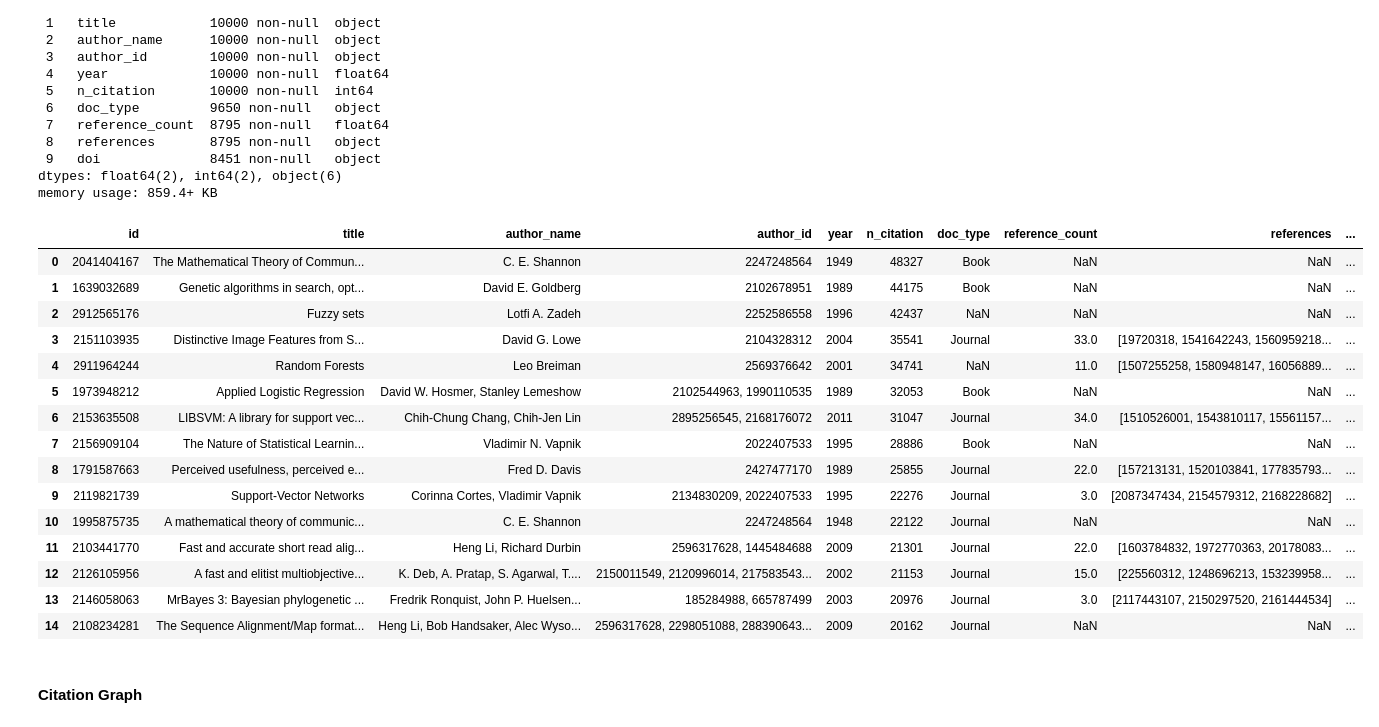
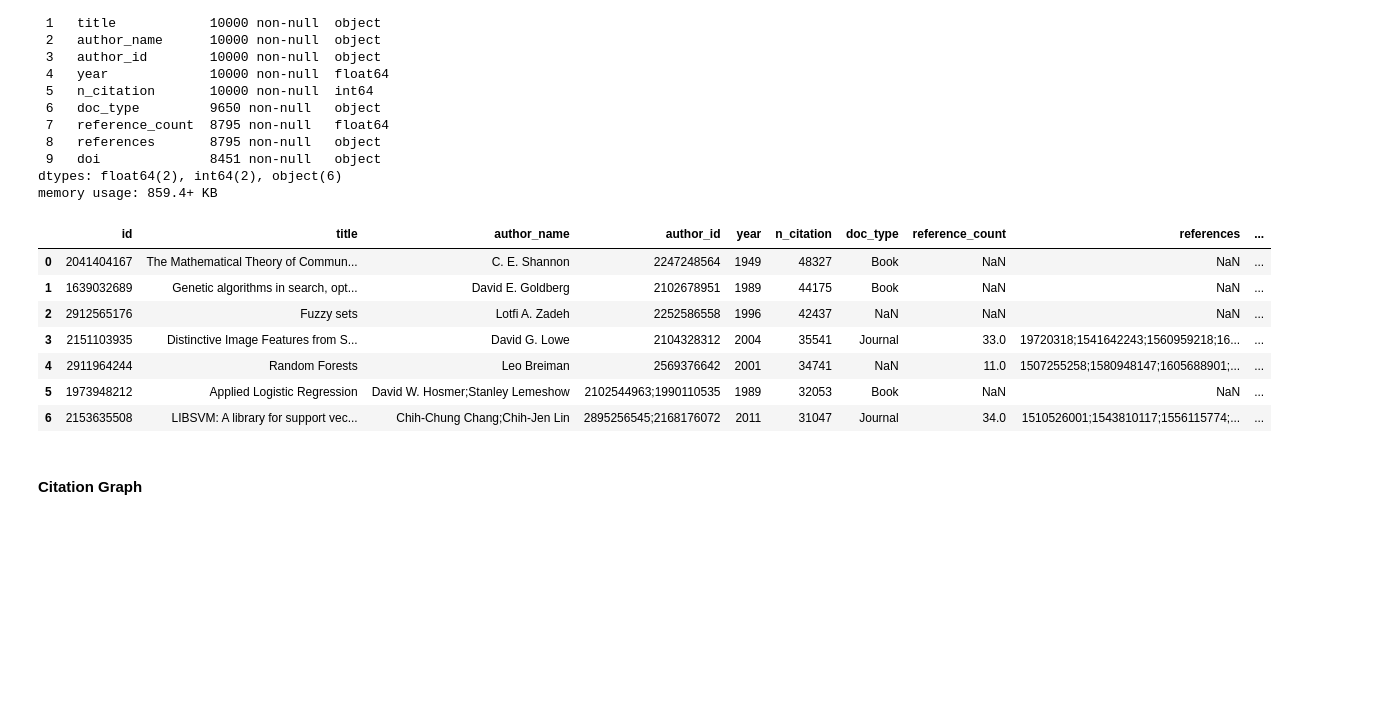
Before and after one commit to cricro1304/ADM-HW5, a Jupyter notebook: main.ipynb, the cells around one changed output. Drawn from its saved outputs; the diff is of its cells as text; code cells hidden in the pictures; blank space fills up the shorter version.

```diff
--- a/main.ipynb
+++ b/main.ipynb
@@ -150,24 +163,16 @@ df['reference_count'] = df['reference_count'].astype('Int64')
 df.to_csv('citation.csv', index=False)
 # %%
 df = pd.read_csv('citation.csv')
-df.head(15)
+df.head(7)
 # %% [output]
 |  | id | title | author_name | author_id | year | n_citation | doc_type | reference_count | references | ... |
 | 0 | 2041404167 | The Mathematical Theory of Commun... | C. E. Shannon | 2247248564 | 1949 | 48327 | Book | NaN | NaN | ... |
 | 1 | 1639032689 | Genetic algorithms in search, opt... | David E. Goldberg | 2102678951 | 1989 | 44175 | Book | NaN | NaN | ... |
 | 2 | 2912565176 | Fuzzy sets | Lotfi A. Zadeh | 2252586558 | 1996 | 42437 | NaN | NaN | NaN | ... |
-| 3 | 2151103935 | Distinctive Image Features from S... | David G. Lowe | 2104328312 | 2004 | 35541 | Journal | 33.0 | [19720318, 1541642243, 1560959218... | ... |
-| 4 | 2911964244 | Random Forests | Leo Breiman | 2569376642 | 2001 | 34741 | NaN | 11.0 | [1507255258, 1580948147, 16056889... | ... |
-| 5 | 1973948212 | Applied Logistic Regression | David W. Hosmer, Stanley Lemeshow | 2102544963, 1990110535 | 1989 | 32053 | Book | NaN | NaN | ... |
-| 6 | 2153635508 | LIBSVM: A library for support vec... | Chih-Chung Chang, Chih-Jen Lin | 2895256545, 2168176072 | 2011 | 31047 | Journal | 34.0 | [1510526001, 1543810117, 15561157... | ... |
-| 7 | 2156909104 | The Nature of Statistical Learnin... | Vladimir N. Vapnik | 2022407533 | 1995 | 28886 | Book | NaN | NaN | ... |
-| 8 | 1791587663 | Perceived usefulness, perceived e... | Fred D. Davis | 2427477170 | 1989 | 25855 | Journal | 22.0 | [157213131, 1520103841, 177835793... | ... |
-| 9 | 2119821739 | Support-Vector Networks | Corinna Cortes, Vladimir Vapnik | 2134830209, 2022407533 | 1995 | 22276 | Journal | 3.0 | [2087347434, 2154579312, 2168228682] | ... |
-| 10 | 1995875735 | A mathematical theory of communic... | C. E. Shannon | 2247248564 | 1948 | 22122 | Journal | NaN | NaN | ... |
-| 11 | 2103441770 | Fast and accurate short read alig... | Heng Li, Richard Durbin | 2596317628, 1445484688 | 2009 | 21301 | Journal | 22.0 | [1603784832, 1972770363, 20178083... | ... |
-| 12 | 2126105956 | A fast and elitist multiobjective... | K. Deb, A. Pratap, S. Agarwal, T.... | 2150011549, 2120996014, 217583543... | 2002 | 21153 | Journal | 15.0 | [225560312, 1248696213, 153239958... | ... |
-| 13 | 2146058063 | MrBayes 3: Bayesian phylogenetic ... | Fredrik Ronquist, John P. Huelsen... | 185284988, 665787499 | 2003 | 20976 | Journal | 3.0 | [2117443107, 2150297520, 2161444534] | ... |
-| 14 | 2108234281 | The Sequence Alignment/Map format... | Heng Li, Bob Handsaker, Alec Wyso... | 2596317628, 2298051088, 288390643... | 2009 | 20162 | Journal | NaN | NaN | ... |
+| 3 | 2151103935 | Distinctive Image Features from S... | David G. Lowe | 2104328312 | 2004 | 35541 | Journal | 33.0 | 19720318;1541642243;1560959218;16... | ... |
+| 4 | 2911964244 | Random Forests | Leo Breiman | 2569376642 | 2001 | 34741 | NaN | 11.0 | 1507255258;1580948147;1605688901;... | ... |
+| 5 | 1973948212 | Applied Logistic Regression | David W. Hosmer;Stanley Lemeshow | 2102544963;1990110535 | 1989 | 32053 | Book | NaN | NaN | ... |
+| 6 | 2153635508 | LIBSVM: A library for support vec... | Chih-Chung Chang;Chih-Jen Lin | 2895256545;2168176072 | 2011 | 31047 | Journal | 34.0 | 1510526001;1543810117;1556115774;... | ... |
 # %% [markdown]
 #### Citation Graph
 # %%
```
Also changed, not shown: parts of 143 cells of this notebook, 3 other files.
